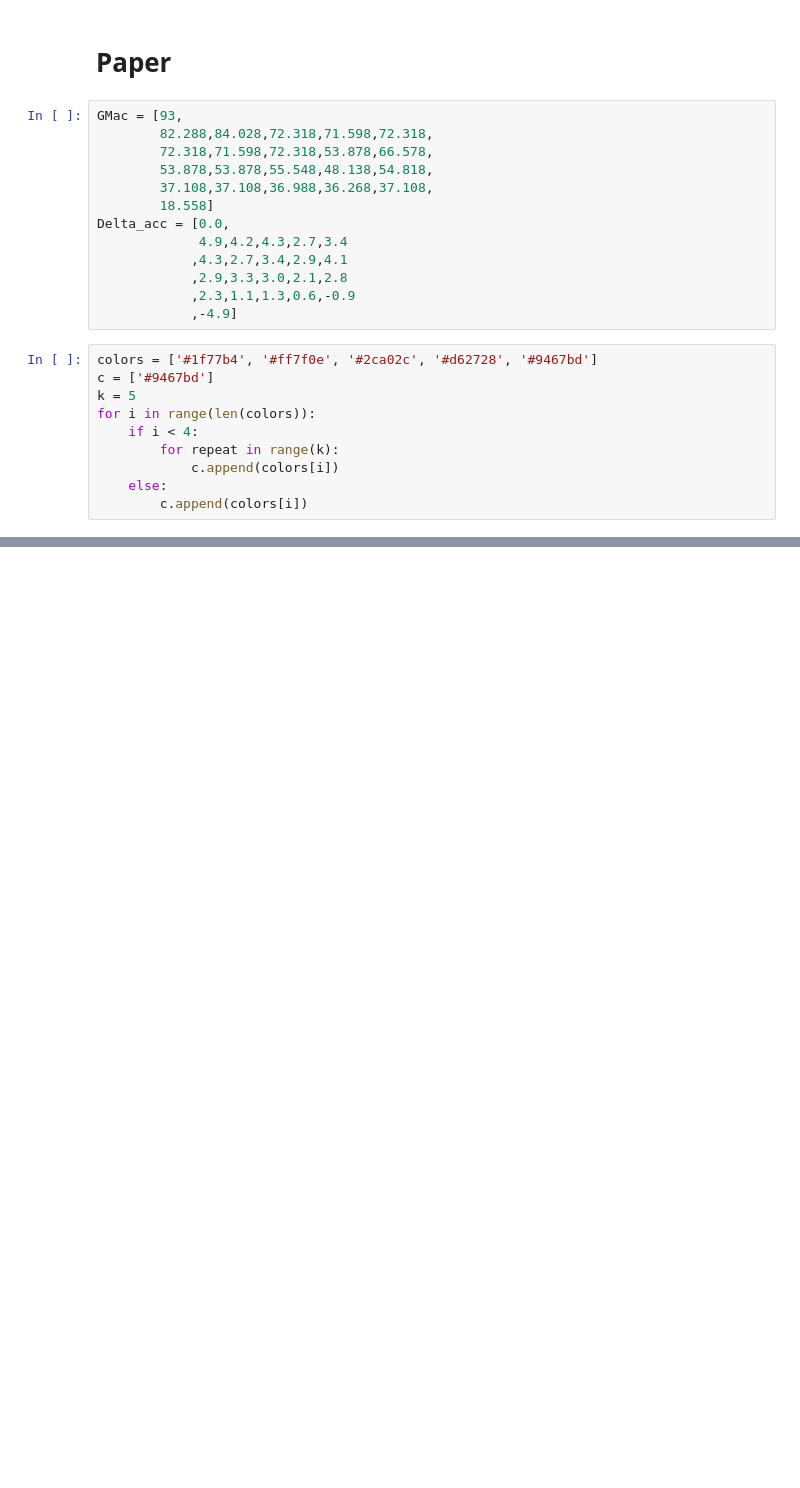
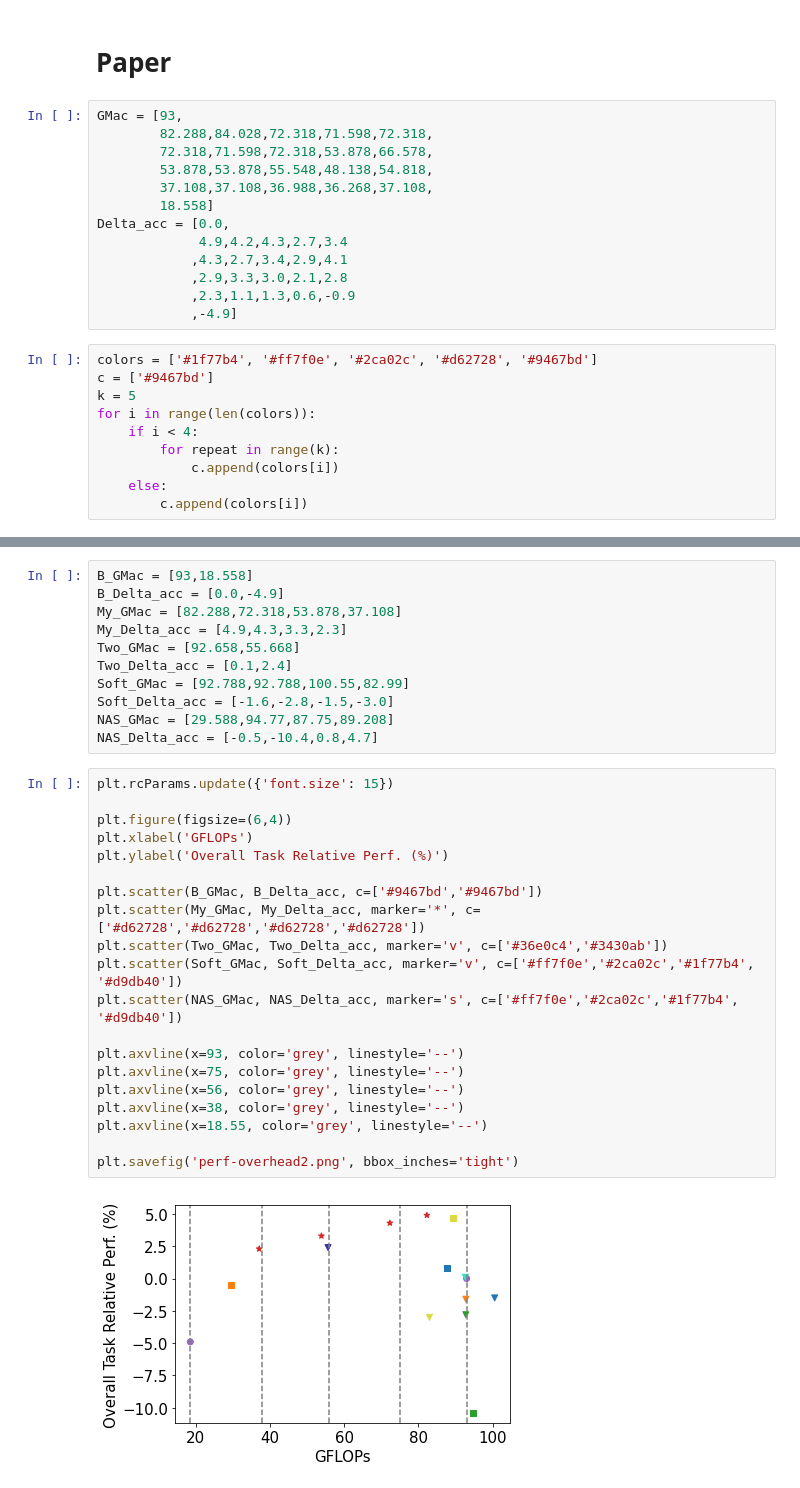
Before and after one commit to zhanglijun95/TreeMTL, a Jupyter notebook: exps_ipynb/TaskonomyLayout_Paper.ipynb, the cells around one changed output, grey strips where cells are left out. Drawn from its saved outputs; the diff is of its cells as text; blank space fills up the shorter version.

```diff
--- a/exps_ipynb/TaskonomyLayout_Paper.ipynb
+++ b/exps_ipynb/TaskonomyLayout_Paper.ipynb
@@ -145,3 +130,36 @@ plt.axvline(x=18.55, color='grey', linestyle='--')
 plt.savefig('perf-overhead.png', bbox_inches='tight')
 # %% [output]
 [figure]
+# %%
+B_GMac = [93,18.558]
+B_Delta_acc = [0.0,-4.9]
+My_GMac = [82.288,72.318,53.878,37.108]
+My_Delta_acc = [4.9,4.3,3.3,2.3]
+Two_GMac = [92.658,55.668]
+Two_Delta_acc = [0.1,2.4]
+Soft_GMac = [92.788,92.788,100.55,82.99]
+Soft_Delta_acc = [-1.6,-2.8,-1.5,-3.0]
+NAS_GMac = [29.588,94.77,87.75,89.208]
+NAS_Delta_acc = [-0.5,-10.4,0.8,4.7]
+# %%
+plt.rcParams.update({'font.size': 15})
+
+plt.figure(figsize=(6,4))
+plt.xlabel('GFLOPs')
+plt.ylabel('Overall Task Relative Perf. (%)')
+
+plt.scatter(B_GMac, B_Delta_acc, c=['#9467bd','#9467bd'])
+plt.scatter(My_GMac, My_Delta_acc, marker='*', c=['#d62728','#d62728','#d62728','#d62728'])
+plt.scatter(Two_GMac, Two_Delta_acc, marker='v', c=['#36e0c4','#3430ab'])
+plt.scatter(Soft_GMac, Soft_Delta_acc, marker='v', c=['#ff7f0e','#2ca02c','#1f77b4', '#d9db40'])
+plt.scatter(NAS_GMac, NAS_Delta_acc, marker='s', c=['#ff7f0e','#2ca02c','#1f77b4', '#d9db40'])
+
+plt.axvline(x=93, color='grey', linestyle='--')
+plt.axvline(x=75, color='grey', linestyle='--')
+plt.axvline(x=56, color='grey', linestyle='--')
+plt.axvline(x=38, color='grey', linestyle='--')
+plt.axvline(x=18.55, color='grey', linestyle='--')
+
+plt.savefig('perf-overhead2.png', bbox_inches='tight')
+# %% [output]
+[figure, added]
```
Also changed, not shown: parts of 6 cells of this notebook, 30 other files.
